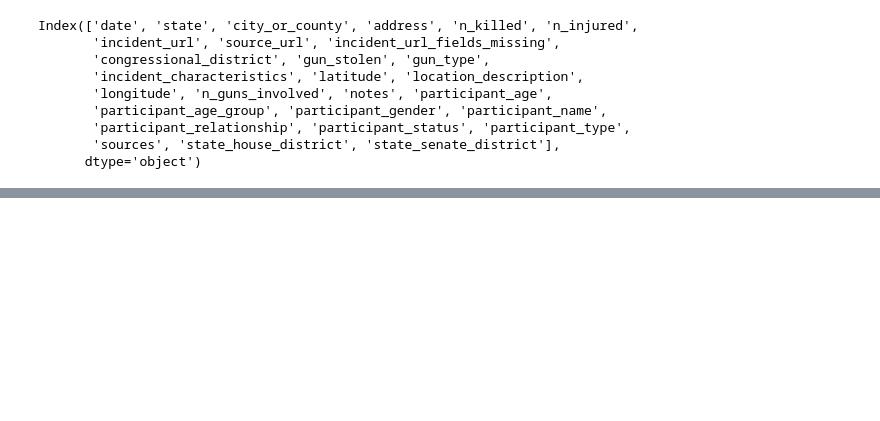
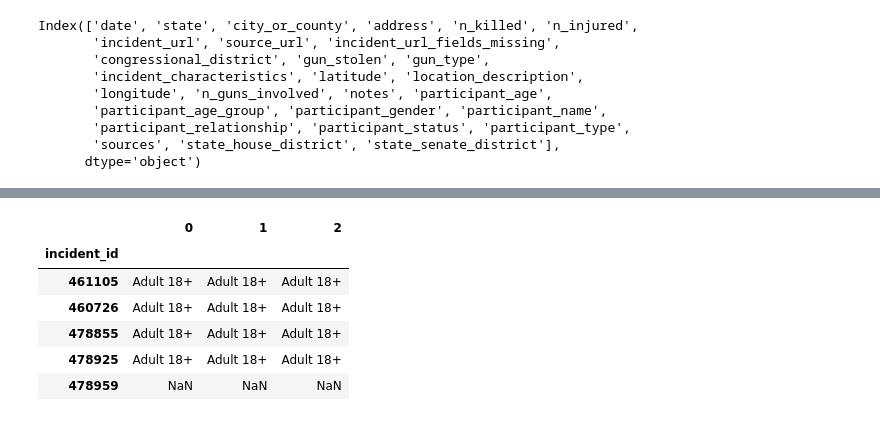
Before and after one commit to belkasanek/eda-gun-violence, a Jupyter notebook: gun_violence_eda.ipynb, the cells around one changed output, grey strips where cells are left out. Cells and saved outputs as stored; diff of their text form; code cells hidden in the pictures; blank space fills up the shorter version.

```diff
--- a/gun_violence_eda.ipynb
+++ b/gun_violence_eda.ipynb
@@ -98,0 +256,11 @@ plt.scatter(temp['longitude'], temp['latitude']);
+# %%
+df['participant_age_group'].head().str\
+.extract('[\d]*::([\d\w +]*)\|\|[\d]*::([\d\w +]*)\|\|[\d]*::([\d\w +]*)\|\|', expand=True)
+# %% [output]
+|  | 0 | 1 | 2 |
+| incident_id |  |  |  |
+| 461105 | Adult 18+ | Adult 18+ | Adult 18+ |
+| 460726 | Adult 18+ | Adult 18+ | Adult 18+ |
+| 478855 | Adult 18+ | Adult 18+ | Adult 18+ |
+| 478925 | Adult 18+ | Adult 18+ | Adult 18+ |
+| 478959 | NaN | NaN | NaN |
```
Also changed, not shown: parts of 38 cells of this notebook.
